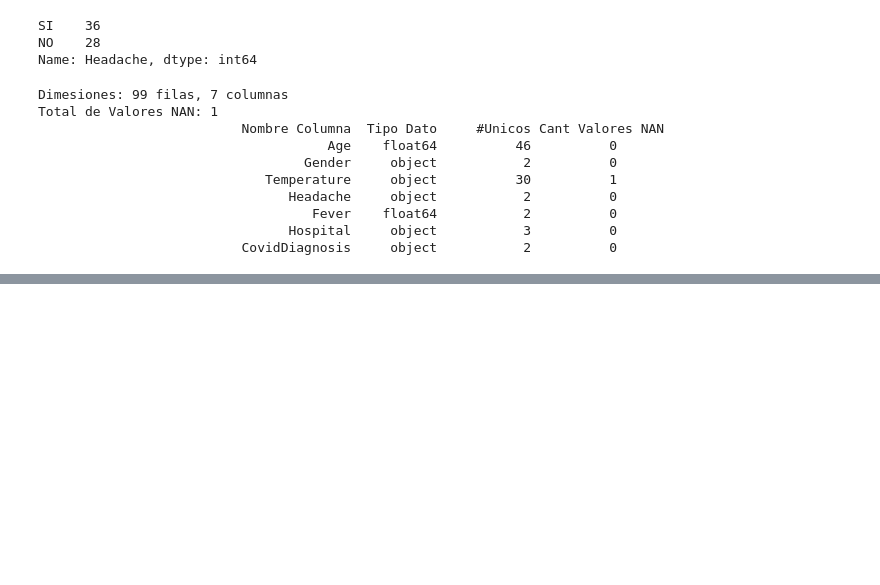
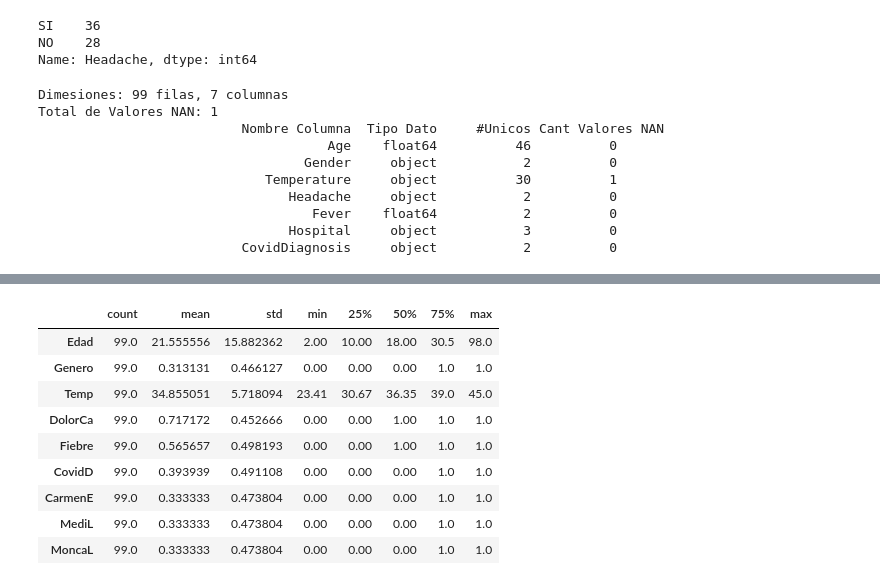
Before and after one commit to jaquimbayoc8/DiplomadoMLA2023, a Jupyter notebook: 2. AnalisisEDA/analisis.ipynb, the cells around one changed output, grey strips where cells are left out. Cells and saved outputs as stored; diff of their text form; code cells hidden in the pictures; blank space fills up the shorter version.

```diff
--- a/2. AnalisisEDA/analisis.ipynb
+++ b/2. AnalisisEDA/analisis.ipynb
@@ -174,0 +251,9 @@ Total de Valores NAN: 1
+# %%
+##Cambiar de 1 a 0 covidDiagnosis, Headache, Gender
+datos['Gender'] = cambTextBi(datos, 'Gender','Femenino', 0, 1)
+datos['Headache'] = cambTextBi(datos, 'Headache','NO', 0, 1)
+datos['CovidDiagnosis'] = cambTextBi(datos, 'CovidDiagnosis','negative', 0, 1)
+
+datos_NAN(datos)
+
+datos.head()
@@ -174,0 +293,4 @@ Total de Valores NAN: 1
+# %%
+dataF = convDummies(datos, 'Hospital')
+
+dataF.head()
@@ -174,0 +304,6 @@ Total de Valores NAN: 1
+# %%
+##Cambiar encabezados
+
+dataF =cambEncab(dataF, ['Edad','Genero','Temp','DolorCa','Fiebre','CovidD','CarmenE','MediL','MoncaL'])
+
+dataF.head()
@@ -174,0 +317,13 @@ Total de Valores NAN: 1
+# %%
+dataF.describe().T
+# %% [output]
+|  | count | mean | std | min | 25% | 50% | 75% | max |
+| Edad | 99.0 | 21.555556 | 15.882362 | 2.00 | 10.00 | 18.00 | 30.5 | 98.0 |
+| Genero | 99.0 | 0.313131 | 0.466127 | 0.00 | 0.00 | 0.00 | 1.0 | 1.0 |
+| Temp | 99.0 | 34.855051 | 5.718094 | 23.41 | 30.67 | 36.35 | 39.0 | 45.0 |
+| DolorCa | 99.0 | 0.717172 | 0.452666 | 0.00 | 0.00 | 1.00 | 1.0 | 1.0 |
+| Fiebre | 99.0 | 0.565657 | 0.498193 | 0.00 | 0.00 | 1.00 | 1.0 | 1.0 |
+| CovidD | 99.0 | 0.393939 | 0.491108 | 0.00 | 0.00 | 0.00 | 1.0 | 1.0 |
+| CarmenE | 99.0 | 0.333333 | 0.473804 | 0.00 | 0.00 | 0.00 | 1.0 | 1.0 |
+| MediL | 99.0 | 0.333333 | 0.473804 | 0.00 | 0.00 | 0.00 | 1.0 | 1.0 |
+| MoncaL | 99.0 | 0.333333 | 0.473804 | 0.00 | 0.00 | 0.00 | 1.0 | 1.0 |
```
Also changed, not shown: parts of 10 cells of this notebook.
